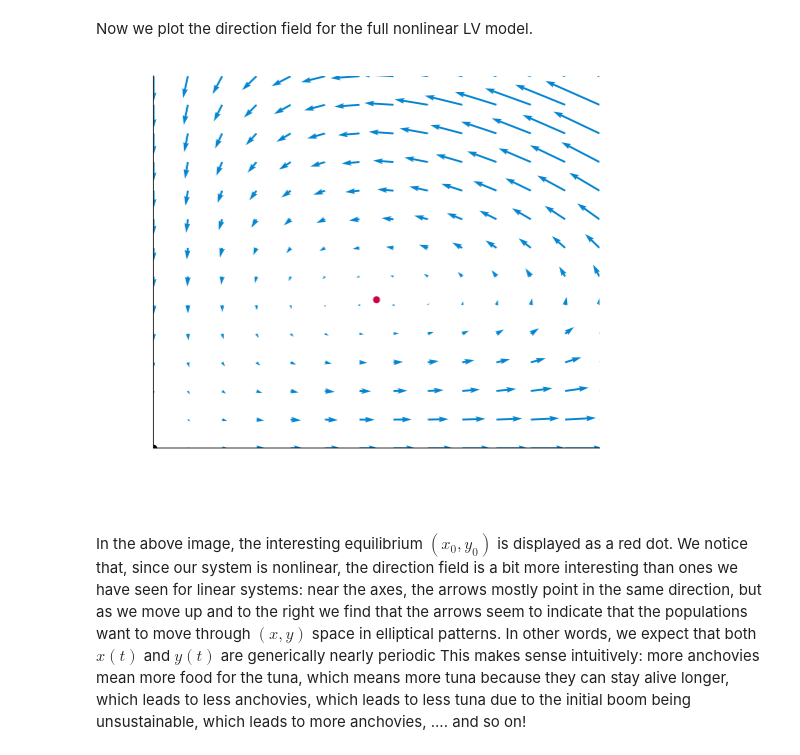
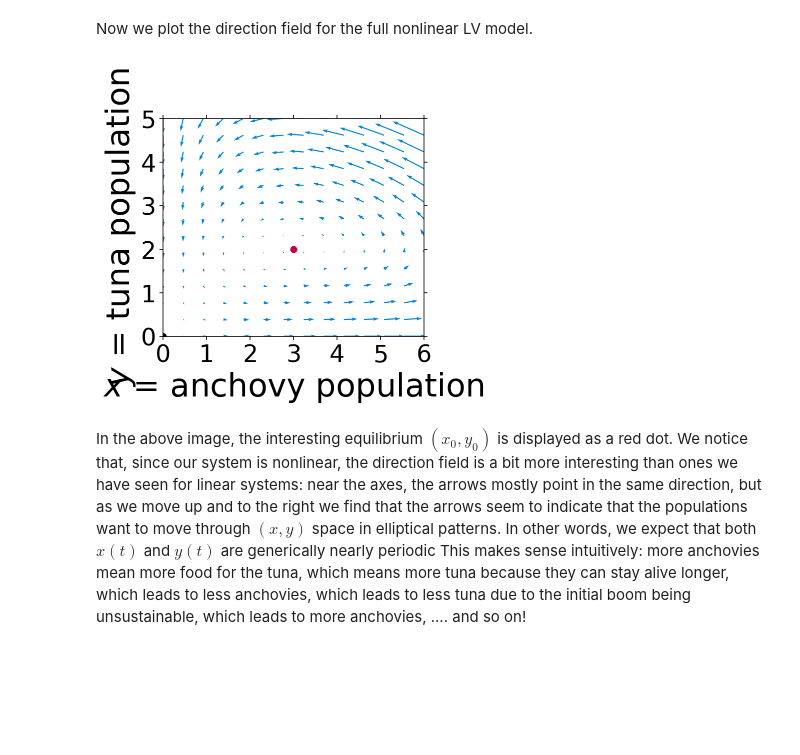
Before and after one commit to ageorgemorgan/teaching, a Jupyter notebook: demo_LV_model.ipynb, the cells around one changed output. Cells and saved outputs as stored; diff of their text form; code cells hidden in the pictures; blank space fills up the shorter version.

Commit message:
textcolor changes

```diff
--- a/demo_LV_model.ipynb
+++ b/demo_LV_model.ipynb
@@ -110,7 +112,7 @@ fig, ax = plt.subplots()
 plt.rc('text', usetex=True)
 plt.rc('font', family='serif')
 
-textcolor = 'w'
+textcolor = 'k'
 
 plt.xlim([0, xmax])
 plt.ylim([0,ymax])
@@ -121,34 +123,34 @@ plt.ylabel(r"$y$ = tuna population", fontsize=32, color = textcolor)
 plt.tick_params(axis='x', which='both', top='off', color = textcolor)
 plt.xticks(fontsize=24, rotation=0, color = textcolor)
 plt.tick_params(axis='y', which='both', right='off', color = textcolor)
 plt.yticks(fontsize=24, rotation=0, color = textcolor)
 
 # sketch span of each eigenvector
 xdata= np.linspace(0,xmax,samples_per_axis)
 vplus = -np.sqrt(alpha)*xdata
 vminus = np.sqrt(alpha)*xdata
 
 #plt.plot(xdata, vplus, color='xkcd:tangerine', linewidth='2', linestyle='dashed')
 #plt.plot(xdata, vminus, color='xkcd:slime green', linewidth='2', linestyle='solid')
 
 # plot the zero equilibrium
 plt.plot(0., 0.,'ko',)
 
 # plot the nonzero equilibrium
 plt.plot(x_eq, y_eq,'o', color='xkcd:ruby')
 
 # sketch arrows of ODE's direction field.
 
 plt.quiver(x,y,u,v, color='xkcd:cerulean', linewidth=4)
 
 # adjust figure aspect ratio and size for maximum clarity
 ax.set_aspect(1.)
 plt.rcParams['figure.figsize'] = [8, 8]
 
 # finally, show the plot
 plt.show()
 # %% [output]
-[figure, old version]
+[figure, new version]
 # %% [markdown]
 In the above image, the interesting equilibrium $(x_0, y_0)$ is displayed as a red dot. We notice that, since our system is nonlinear, the direction field is a bit more interesting than ones we have seen for linear systems: near the axes, the arrows mostly point in the same direction, but as we move up and to the right we find that the arrows seem to indicate that the populations want to move through $(x,y)$ space in elliptical patterns. In other words, we expect that both $x(t)$ and $y(t)$ are generically nearly periodic This makes sense intuitively: more anchovies mean more food for the tuna, which means more tuna because they can stay alive longer, which leads to less anchovies, which leads to less tuna due to the initial boom being unsustainable, which leads to more anchovies, .... and so on!
 # %% [markdown]
```
Also changed, not shown: parts of 5 cells of this notebook, 1 other file.
